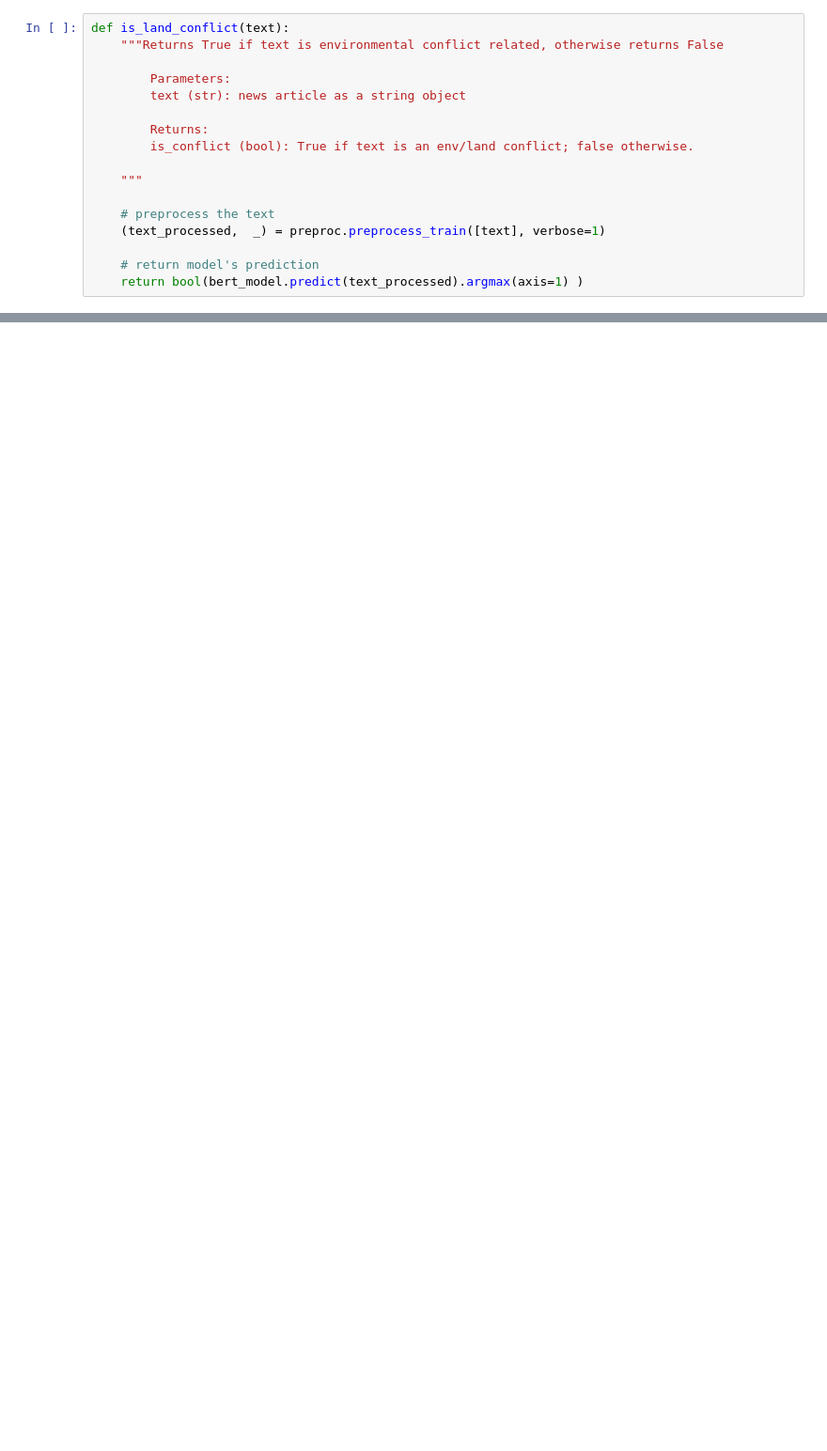
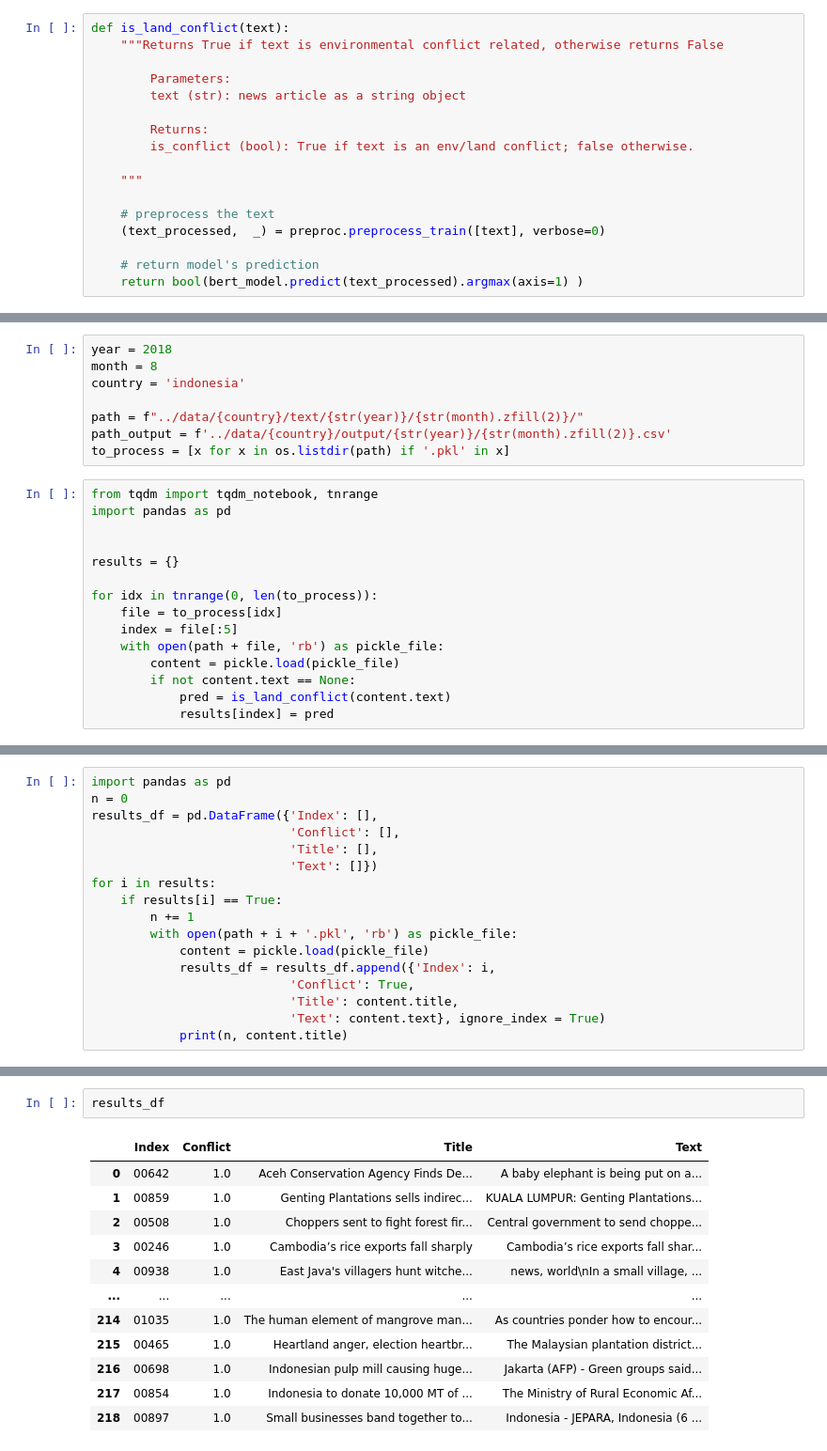
Before and after one commit to wri/environmental-conflict-tracker, a Jupyter notebook: notebooks/5a-model-roberta.ipynb, the cells around one changed output, grey strips where cells are left out. Shown at 94% size. Drawn from its saved outputs; the diff is of its cells as text; blank space fills up the shorter version.

Commit message:
Updates with indonesia, brazil data

```diff
--- a/notebooks/5a-model-roberta.ipynb
+++ b/notebooks/5a-model-roberta.ipynb
@@ -24,7 +39,7 @@ def is_land_conflict(text):
     """
 
     # preprocess the text
-    (text_processed,  _) = preproc.preprocess_train([text], verbose=1)
+    (text_processed,  _) = preproc.preprocess_train([text], verbose=0)
 
     # return model's prediction
     return bool(bert_model.predict(text_processed).argmax(axis=1) )
@@ -30,0 +50,23 @@ def is_land_conflict(text):
+# %%
+year = 2018
+month = 8
+country = 'indonesia'
+
+path = f"../data/{country}/text/{str(year)}/{str(month).zfill(2)}/"
+path_output = f'../data/{country}/output/{str(year)}/{str(month).zfill(2)}.csv'
+to_process = [x for x in os.listdir(path) if '.pkl' in x]
+# %%
+from tqdm import tqdm_notebook, tnrange
+import pandas as pd
+
+
+results = {}
+
+for idx in tnrange(0, len(to_process)):
+    file = to_process[idx]
+    index = file[:5]
+    with open(path + file, 'rb') as pickle_file:
+        content = pickle.load(pickle_file)
+        if not content.text == None:
+            pred = is_land_conflict(content.text)
+            results[index] = pred
@@ -30,0 +96,17 @@ def is_land_conflict(text):
+# %%
+import pandas as pd
+n = 0
+results_df = pd.DataFrame({'Index': [],
+                           'Conflict': [],
+                           'Title': [],
+                           'Text': []})
+for i in results:
+    if results[i] == True:
+        n += 1
+        with open(path + i + '.pkl', 'rb') as pickle_file:
+            content = pickle.load(pickle_file)
+            results_df = results_df.append({'Index': i,
+                           'Conflict': True,
+                           'Title': content.title,
+                           'Text': content.text}, ignore_index = True)
+            print(n, content.title)
@@ -30,0 +118,15 @@ def is_land_conflict(text):
+# %%
+results_df
+# %% [output]
+|  | Index | Conflict | Title | Text |
+| 0 | 00642 | 1.0 | Aceh Conservation Agency Finds De... | A baby elephant is being put on a... |
+| 1 | 00859 | 1.0 | Genting Plantations sells indirec... | KUALA LUMPUR: Genting Plantations... |
+| 2 | 00508 | 1.0 | Choppers sent to fight forest fir... | Central government to send choppe... |
+| 3 | 00246 | 1.0 | Cambodia’s rice exports fall sharply | Cambodia’s rice exports fall shar... |
+| 4 | 00938 | 1.0 | East Java's villagers hunt witche... | news, world\nIn a small village, ... |
+| ... | ... | ... | ... | ... |
+| 214 | 01035 | 1.0 | The human element of mangrove man... | As countries ponder how to encour... |
+| 215 | 00465 | 1.0 | Heartland anger, election heartbr... | The Malaysian plantation district... |
+| 216 | 00698 | 1.0 | Indonesian pulp mill causing huge... | Jakarta (AFP) - Green groups said... |
+| 217 | 00854 | 1.0 | Indonesia to donate 10,000 MT of ... | The Ministry of Rural Economic Af... |
+| 218 | 00897 | 1.0 | Small businesses band together to... | Indonesia - JEPARA, Indonesia (6 ... |
```
Also changed, not shown: parts of 11 cells of this notebook, 7 other files.
